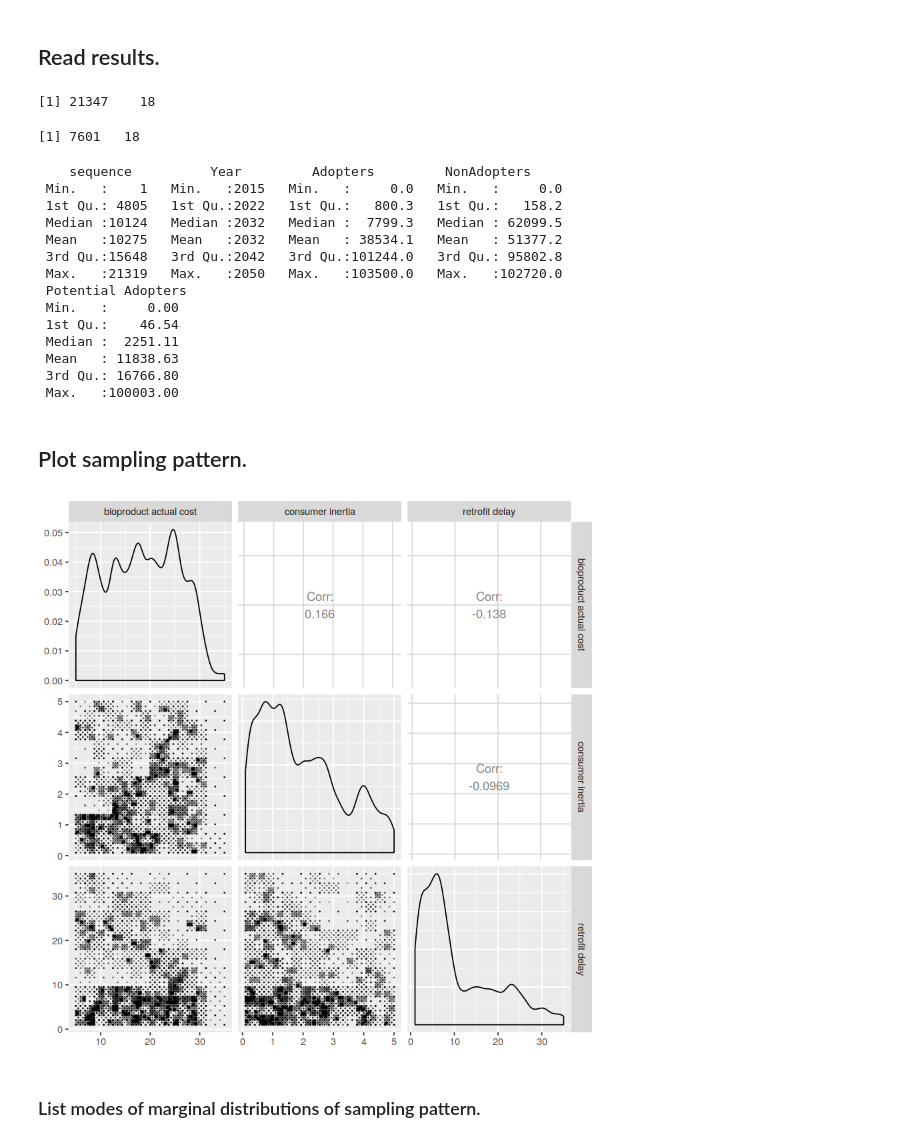
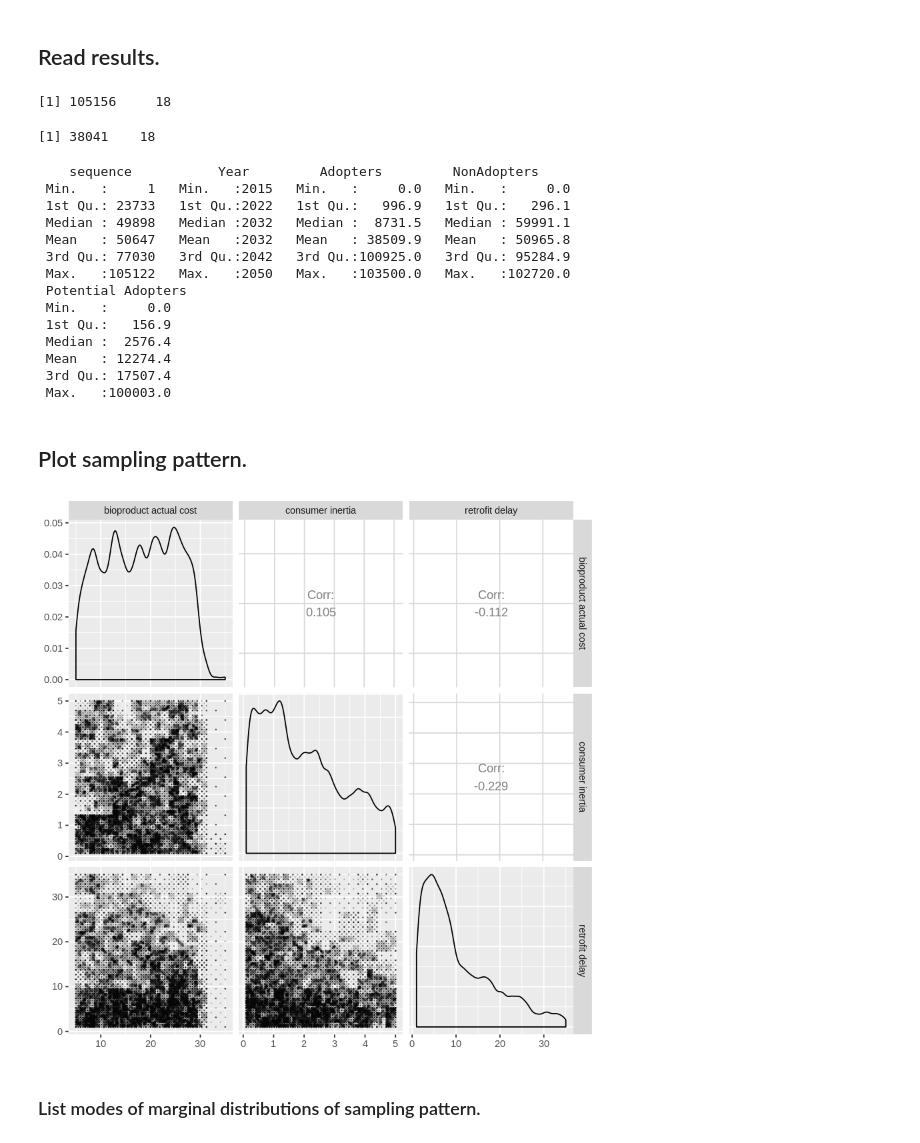
Before and after one commit to functionally/ssa, a Jupyter notebook: bioproduct-types-v9.ipynb, the cells around one changed output. Saved outputs shown, nothing was run; the diff lists cells and outputs as text; code cells hidden in the pictures.

```diff
--- a/bioproduct-types-v9.ipynb
+++ b/bioproduct-types-v9.ipynb
@@ -33,32 +33,32 @@ Registered S3 method overwritten by 'GGally':
 # %% [markdown]
 ## Read results.
 # %%
-xs = fread("framework/xs-v9.tsv")
+xs = fread(cmd="xzcat xs-v9.tsv.xz")
 xs %>% dim
 # %% [output]
-[1] 21347    18
+[1] 105156     18
 # %%
 xs[!is.na(s)] %>% dim
 # %% [output]
-[1] 7601   18
+[1] 38041    18
 # %%
-ys = fread("framework/ys-v9.tsv")
+ys = fread(cmd="xzcat ys-v9.tsv.xz")
 ys %>% summary
 # %% [output]
-    sequence          Year         Adopters         NonAdopters
- Min.   :    1   Min.   :2015   Min.   :     0.0   Min.   :     0.0
- 1st Qu.: 4805   1st Qu.:2022   1st Qu.:   800.3   1st Qu.:   158.2
- Median :10124   Median :2032   Median :  7799.3   Median : 62099.5
- Mean   :10275   Mean   :2032   Mean   : 38534.1   Mean   : 51377.2
- 3rd Qu.:15648   3rd Qu.:2042   3rd Qu.:101244.0   3rd Qu.: 95802.8
- Max.   :21319   Max.   :2050   Max.   :103500.0   Max.   :102720.0
+    sequence           Year         Adopters         NonAdopters
+ Min.   :     1   Min.   :2015   Min.   :     0.0   Min.   :     0.0
+ 1st Qu.: 23733   1st Qu.:2022   1st Qu.:   996.9   1st Qu.:   296.1
+ Median : 49898   Median :2032   Median :  8731.5   Median : 59991.1
+ Mean   : 50647   Mean   :2032   Mean   : 38509.9   Mean   : 50965.8
+ 3rd Qu.: 77030   3rd Qu.:2042   3rd Qu.:100925.0   3rd Qu.: 95284.9
+ Max.   :105122   Max.   :2050   Max.   :103500.0   Max.   :102720.0
  Potential Adopters
- Min.   :     0.00
- 1st Qu.:    46.54
- Median :  2251.11
- Mean   : 11838.63
- 3rd Qu.: 16766.80
- Max.   :100003.00
+ Min.   :     0.0
+ 1st Qu.:   156.9
+ Median :  2576.4
+ Mean   : 12274.4
+ 3rd Qu.: 17507.4
+ Max.   :100003.0
 # %%
 xys = merge(xs, ys, by="sequence")[, .(
     `sequence`,
@@ -75,12 +75,12 @@ xys = merge(xs, ys, by="sequence")[, .(
 # %%
 ggpairs(
     xs,
     16:18,
 #   mapping = aes(color=!probed),
-    lower = list(continuous = wrap("points", alpha = 0.2, size=0.1))
+    lower = list(continuous = wrap("points", alpha = 0.075, size=0.1))
 )
 # %% [output]
-[figure, old version]
+[figure, new version]
 # %% [markdown]
 ### List modes of marginal distributions of sampling pattern.
 # %% [markdown]
```
Also changed, not shown: parts of 8 cells of this notebook, 5 other files.
